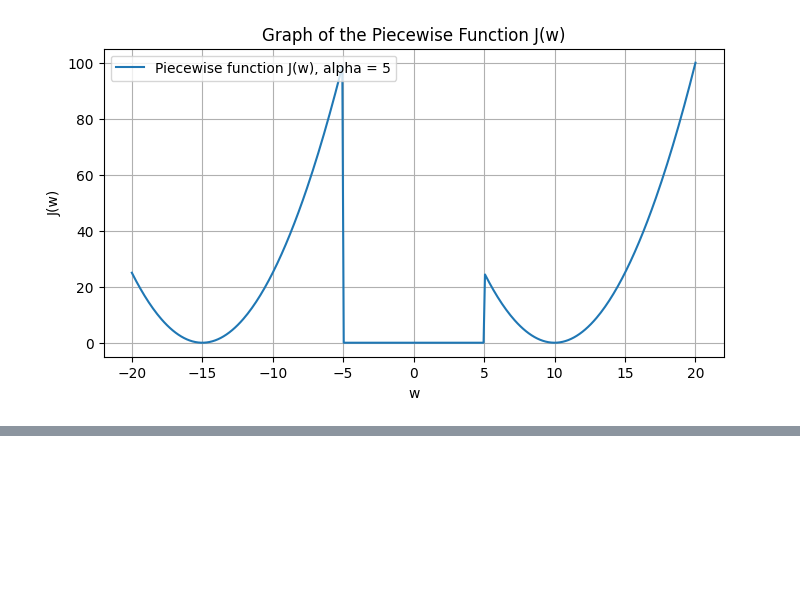
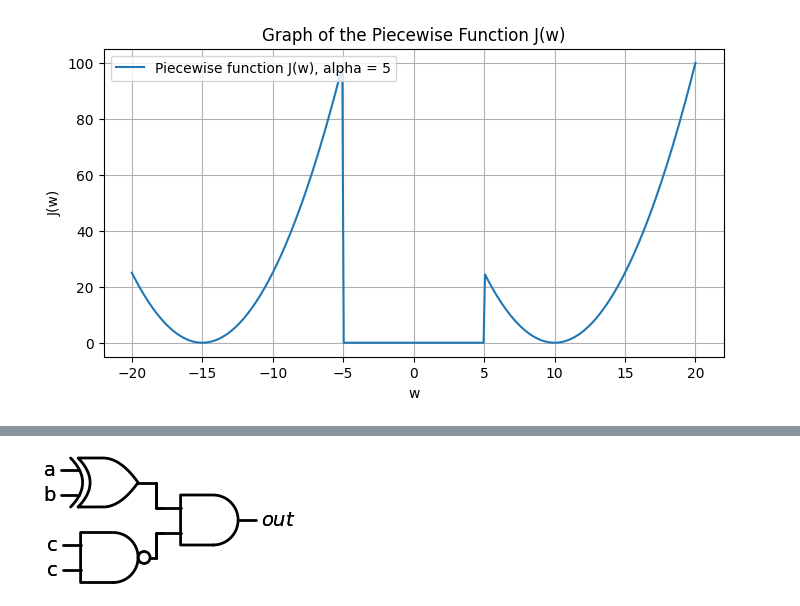
Before and after one commit to reggaeshark888/NeuralogicCompiler, a Jupyter notebook: graphs.ipynb, the cells around one changed output, grey strips where cells are left out. Saved outputs shown, nothing was run; the diff lists cells and outputs as text; code cells hidden in the pictures; blank space fills up the shorter version.

```diff
--- a/graphs.ipynb
+++ b/graphs.ipynb
@@ -61,0 +101,24 @@ plt.show()
+# %%
+import schemdraw
+from schemdraw.parsing import logicparse
+# logicparse('(a or b) and (a nand b)', outlabel=r'$\overline{out}$')
+
+# Create a drawing object
+with schemdraw.Drawing() as d:
+    diagram = logicparse('(a nor b) or (a and b)', outlabel=r'$out$')
+    diagram.draw(d)
+    # Save the drawing to a file
+    d.save('xnor1.png')
+# %%
+import schemdraw
+from schemdraw.parsing import logicparse
+# logicparse('(a or b) and (a nand b)', outlabel=r'$\overline{out}$')
+
+# Create a drawing object
+with schemdraw.Drawing() as d:
+    diagram = logicparse('(a xor b) and (c nand c)', outlabel=r'$out$')
+    diagram.draw(d)
+    # Save the drawing to a file
+    d.save('3layer_mlp.png')
+# %% [output]
+[figure, added]
```
Also changed, not shown: parts of 4 cells of this notebook, 12 other files.
